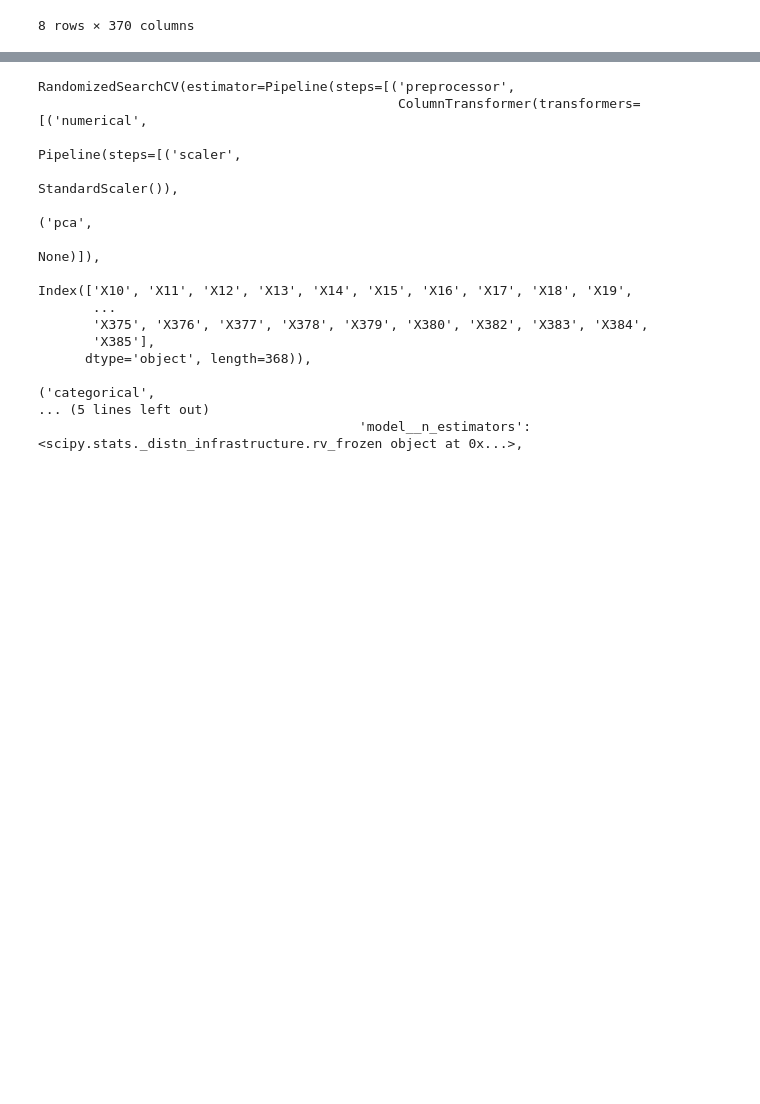
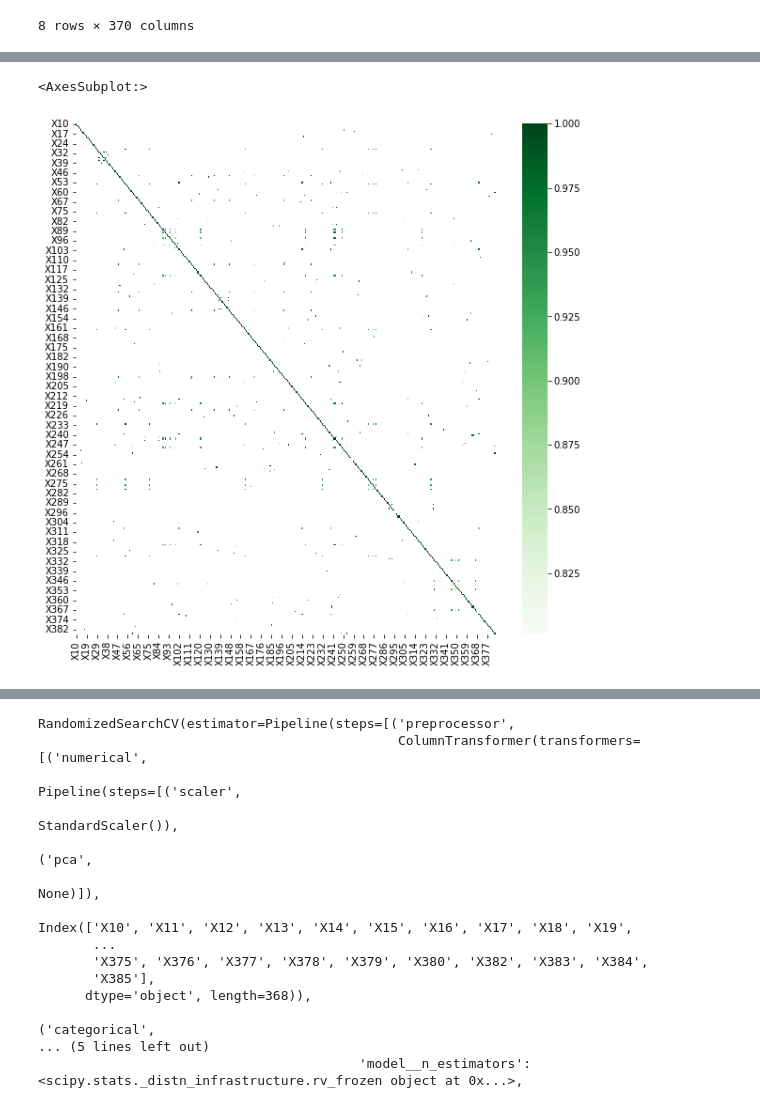
Before and after one commit to lukaszlomozik/Mercedes-Benz-Greener-Manufacturing, a Jupyter notebook: Mercedes-Benz Greener Manufacturing.ipynb, the cells around one changed output, grey strips where cells are left out. Drawn from its saved outputs; the diff is of its cells as text; code cells hidden in the pictures; blank space fills up the shorter version.

```diff
--- a/Mercedes-Benz Greener Manufacturing.ipynb
+++ b/Mercedes-Benz Greener Manufacturing.ipynb
@@ -68,3 +68,6 @@ cols_num = X.select_dtypes(include = ['int64', 'float64']).columns
 cols_cat = X.select_dtypes(include = ['object']).columns
 
 trans_num = StandardScaler()
+# %%
+corr = X[cols_num].corr()
+corr
@@ -70,0 +88,7 @@ trans_num = StandardScaler()
+# %%
+corr_plot = corr[corr>=.8]
+plt.figure(figsize=(10,10))
+sn.heatmap(corr_plot, cmap="Greens")
+# %% [output]
+<AxesSubplot:>
+[figure, added]
```
Also changed, not shown: parts of 5 cells of this notebook.
